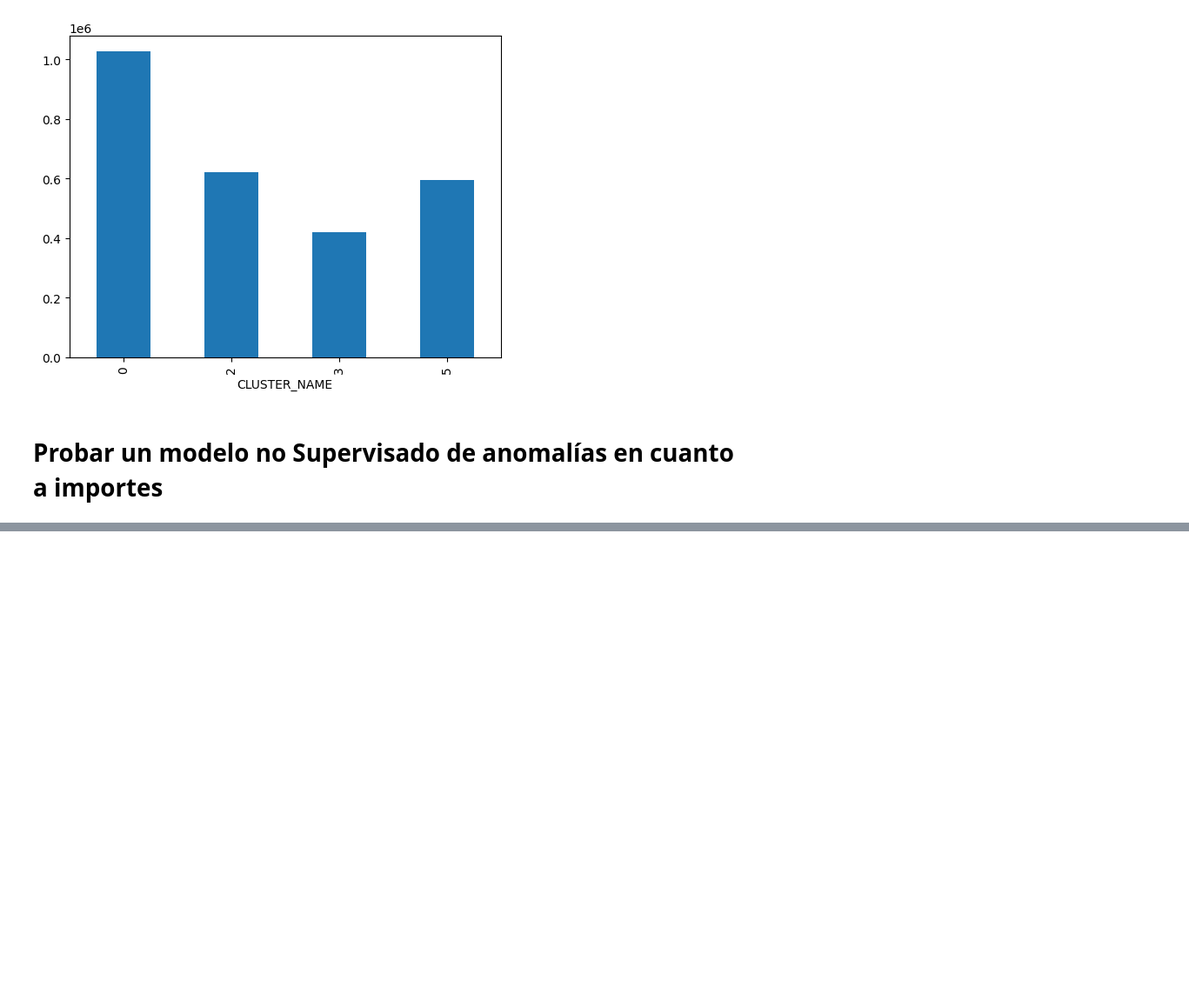
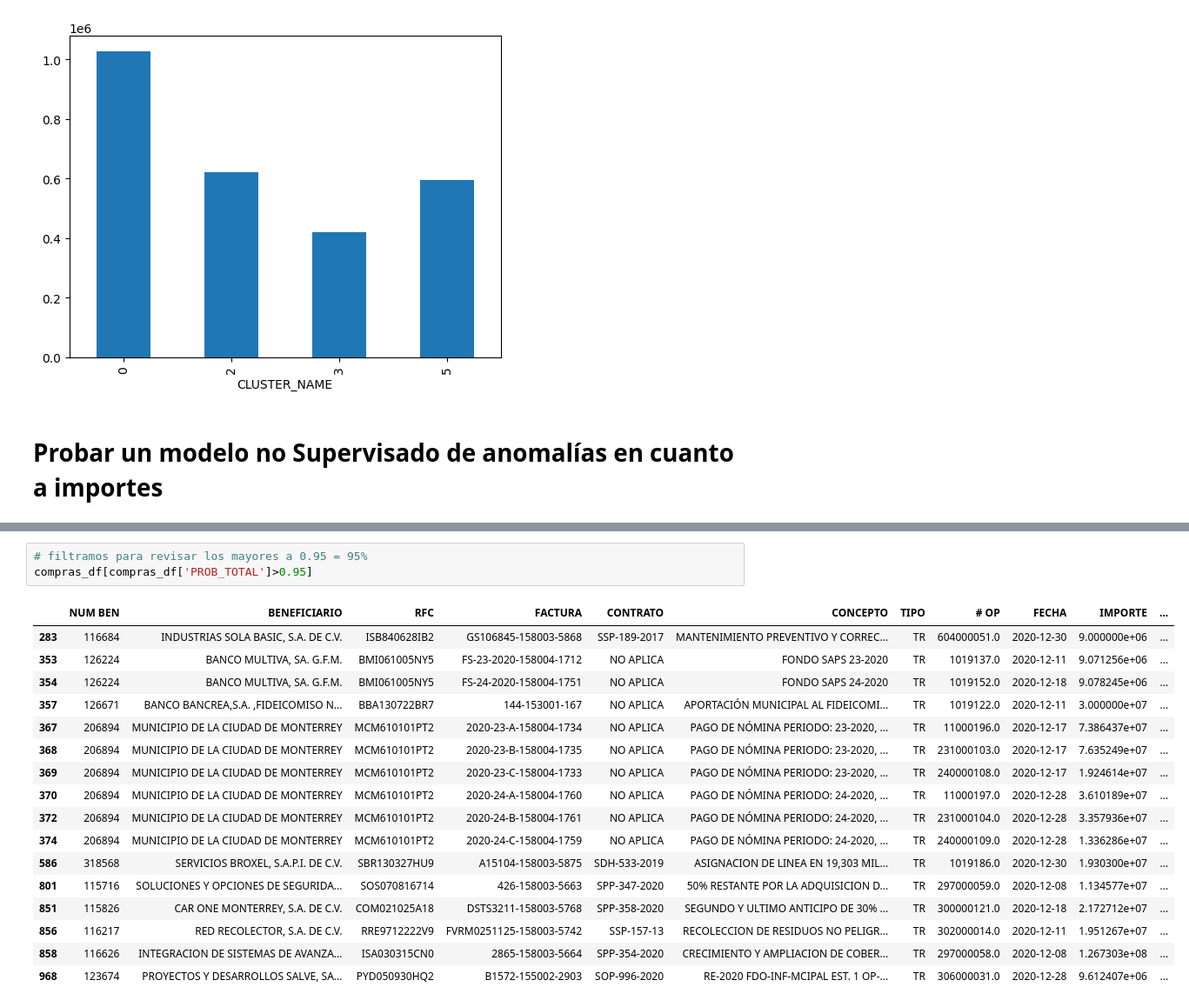
Before and after one commit to electrojam/monterrey, a Jupyter notebook: notebooks/4_modelacion_y_conclusiones.ipynb, the cells around one changed output, grey strips where cells are left out. Shown at 87% size. Drawn from its saved outputs; the diff is of its cells as text; blank space fills up the shorter version.

```diff
--- a/notebooks/4_modelacion_y_conclusiones.ipynb
+++ b/notebooks/4_modelacion_y_conclusiones.ipynb
@@ -160,0 +180,21 @@ compras_df.groupby('CLUSTER_NAME')['IMPORTE'].mean().plot.bar()
+# %%
+# filtramos para revisar los mayores a 0.95 = 95%
+compras_df[compras_df['PROB_TOTAL']>0.95]
+# %% [output]
+|  | NUM BEN | BENEFICIARIO | RFC | FACTURA | CONTRATO | CONCEPTO | TIPO | # OP | FECHA | IMPORTE | ... |
+| 283 | 116684 | INDUSTRIAS SOLA BASIC, S.A. DE C.V. | ISB840628IB2 | GS106845-158003-5868 | SSP-189-2017 | MANTENIMIENTO PREVENTIVO Y CORREC... | TR | 604000051.0 | 2020-12-30 | 9.000000e+06 | ... |
+| 353 | 126224 | BANCO MULTIVA, SA. G.F.M. | BMI061005NY5 | FS-23-2020-158004-1712 | NO APLICA | FONDO SAPS 23-2020 | TR | 1019137.0 | 2020-12-11 | 9.071256e+06 | ... |
+| 354 | 126224 | BANCO MULTIVA, SA. G.F.M. | BMI061005NY5 | FS-24-2020-158004-1751 | NO APLICA | FONDO SAPS 24-2020 | TR | 1019152.0 | 2020-12-18 | 9.078245e+06 | ... |
+| 357 | 126671 | BANCO BANCREA,S.A. ,FIDEICOMISO N... | BBA130722BR7 | 144-153001-167 | NO APLICA | APORTACIÓN MUNICIPAL AL FIDEICOMI... | TR | 1019122.0 | 2020-12-11 | 3.000000e+07 | ... |
+| 367 | 206894 | MUNICIPIO DE LA CIUDAD DE MONTERREY | MCM610101PT2 | 2020-23-A-158004-1734 | NO APLICA | PAGO DE NÓMINA PERIODO: 23-2020, ... | TR | 11000196.0 | 2020-12-17 | 7.386437e+07 | ... |
+| 368 | 206894 | MUNICIPIO DE LA CIUDAD DE MONTERREY | MCM610101PT2 | 2020-23-B-158004-1735 | NO APLICA | PAGO DE NÓMINA PERIODO: 23-2020, ... | TR | 231000103.0 | 2020-12-17 | 7.635249e+07 | ... |
+| 369 | 206894 | MUNICIPIO DE LA CIUDAD DE MONTERREY | MCM610101PT2 | 2020-23-C-158004-1733 | NO APLICA | PAGO DE NÓMINA PERIODO: 23-2020, ... | TR | 240000108.0 | 2020-12-17 | 1.924614e+07 | ... |
+| 370 | 206894 | MUNICIPIO DE LA CIUDAD DE MONTERREY | MCM610101PT2 | 2020-24-A-158004-1760 | NO APLICA | PAGO DE NÓMINA PERIODO: 24-2020, ... | TR | 11000197.0 | 2020-12-28 | 3.610189e+07 | ... |
+| 372 | 206894 | MUNICIPIO DE LA CIUDAD DE MONTERREY | MCM610101PT2 | 2020-24-B-158004-1761 | NO APLICA | PAGO DE NÓMINA PERIODO: 24-2020, ... | TR | 231000104.0 | 2020-12-28 | 3.357936e+07 | ... |
+| 374 | 206894 | MUNICIPIO DE LA CIUDAD DE MONTERREY | MCM610101PT2 | 2020-24-C-158004-1759 | NO APLICA | PAGO DE NÓMINA PERIODO: 24-2020, ... | TR | 240000109.0 | 2020-12-28 | 1.336286e+07 | ... |
+| 586 | 318568 | SERVICIOS BROXEL, S.A.P.I. DE C.V. | SBR130327HU9 | A15104-158003-5875 | SDH-533-2019 | ASIGNACION DE LINEA EN 19,303 MIL... | TR | 1019186.0 | 2020-12-30 | 1.930300e+07 | ... |
+| 801 | 115716 | SOLUCIONES Y OPCIONES DE SEGURIDA... | SOS070816714 | 426-158003-5663 | SPP-347-2020 | 50% RESTANTE POR LA ADQUISICION D... | TR | 297000059.0 | 2020-12-08 | 1.134577e+07 | ... |
+| 851 | 115826 | CAR ONE MONTERREY, S.A. DE C.V. | COM021025A18 | DSTS3211-158003-5768 | SPP-358-2020 | SEGUNDO Y ULTIMO ANTICIPO DE 30% ... | TR | 300000121.0 | 2020-12-18 | 2.172712e+07 | ... |
+| 856 | 116217 | RED RECOLECTOR, S.A. DE C.V. | RRE9712222V9 | FVRM0251125-158003-5742 | SSP-157-13 | RECOLECCION DE RESIDUOS NO PELIGR... | TR | 302000014.0 | 2020-12-11 | 1.951267e+07 | ... |
+| 858 | 116626 | INTEGRACION DE SISTEMAS DE AVANZA... | ISA030315CN0 | 2865-158003-5664 | SPP-354-2020 | CRECIMIENTO Y AMPLIACION DE COBER... | TR | 297000058.0 | 2020-12-08 | 1.267303e+08 | ... |
+| 968 | 123674 | PROYECTOS Y DESARROLLOS SALVE, SA... | PYD050930HQ2 | B1572-155002-2903 | SOP-996-2020 | RE-2020 FDO-INF-MCIPAL EST. 1 OP-... | TR | 306000031.0 | 2020-12-28 | 9.612407e+06 | ... |
```
Also changed, not shown: parts of 9 cells of this notebook.
